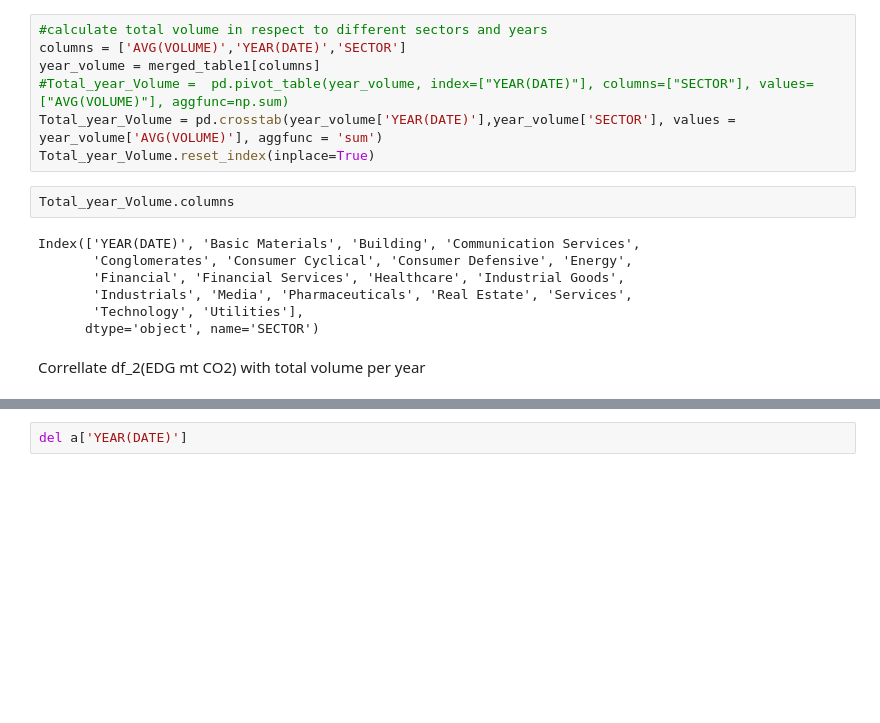
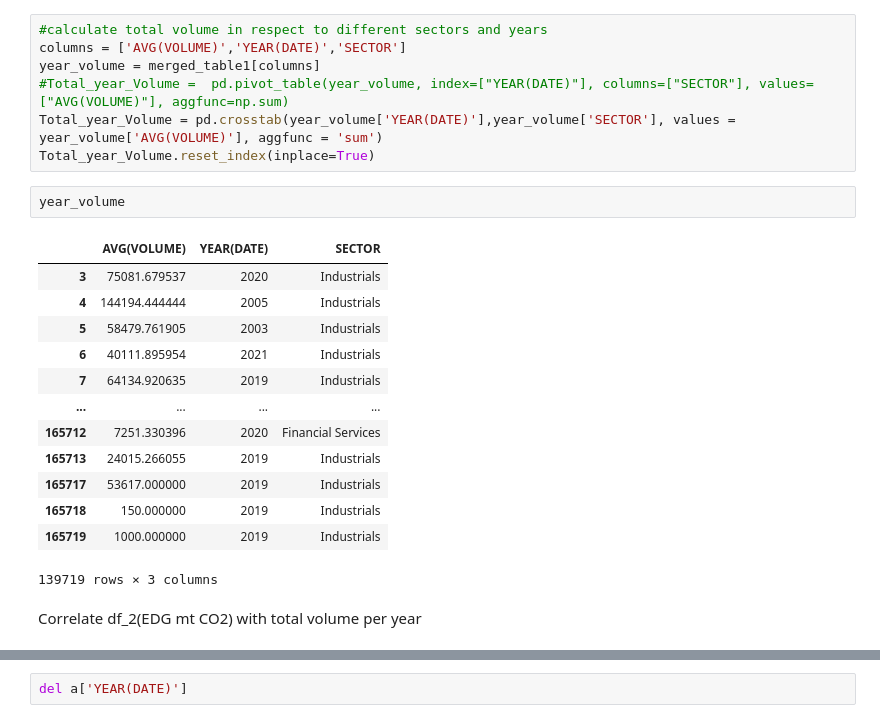
Before and after one commit to qixuan-code/2021_TAMU, a Jupyter notebook: ENVIRONMENT_DATA_ATLAS.ipynb, the cells around one changed output, grey strips where cells are left out. Cells and saved outputs as stored; diff of their text form; blank space fills up the shorter version.

```diff
--- a/ENVIRONMENT_DATA_ATLAS.ipynb
+++ b/ENVIRONMENT_DATA_ATLAS.ipynb
@@ -150,15 +159,22 @@ year_volume = merged_table1[columns]
 #Total_year_Volume =  pd.pivot_table(year_volume, index=["YEAR(DATE)"], columns=["SECTOR"], values=["AVG(VOLUME)"], aggfunc=np.sum)
 Total_year_Volume = pd.crosstab(year_volume['YEAR(DATE)'],year_volume['SECTOR'], values = year_volume['AVG(VOLUME)'], aggfunc = 'sum')
 Total_year_Volume.reset_index(inplace=True)
-# %%
-Total_year_Volume.columns
-# %% [output]
-Index(['YEAR(DATE)', 'Basic Materials', 'Building', 'Communication Services',
-       'Conglomerates', 'Consumer Cyclical', 'Consumer Defensive', 'Energy',
-       'Financial', 'Financial Services', 'Healthcare', 'Industrial Goods',
-       'Industrials', 'Media', 'Pharmaceuticals', 'Real Estate', 'Services',
-       'Technology', 'Utilities'],
-      dtype='object', name='SECTOR')
+# %%
+year_volume
+# %% [output]
+|  | AVG(VOLUME) | YEAR(DATE) | SECTOR |
+| 3 | 75081.679537 | 2020 | Industrials |
+| 4 | 144194.444444 | 2005 | Industrials |
+| 5 | 58479.761905 | 2003 | Industrials |
+| 6 | 40111.895954 | 2021 | Industrials |
+| 7 | 64134.920635 | 2019 | Industrials |
+| ... | ... | ... | ... |
+| 165712 | 7251.330396 | 2020 | Financial Services |
+| 165713 | 24015.266055 | 2019 | Industrials |
+| 165717 | 53617.000000 | 2019 | Industrials |
+| 165718 | 150.000000 | 2019 | Industrials |
+| 165719 | 1000.000000 | 2019 | Industrials |
+139719 rows × 3 columns
 # %% [markdown]
-Correllate df_2(EDG mt CO2) with total volume per year
+Correlate df_2(EDG mt CO2) with total volume per year
 # %%
```
Also changed, not shown: parts of 7 cells of this notebook.
